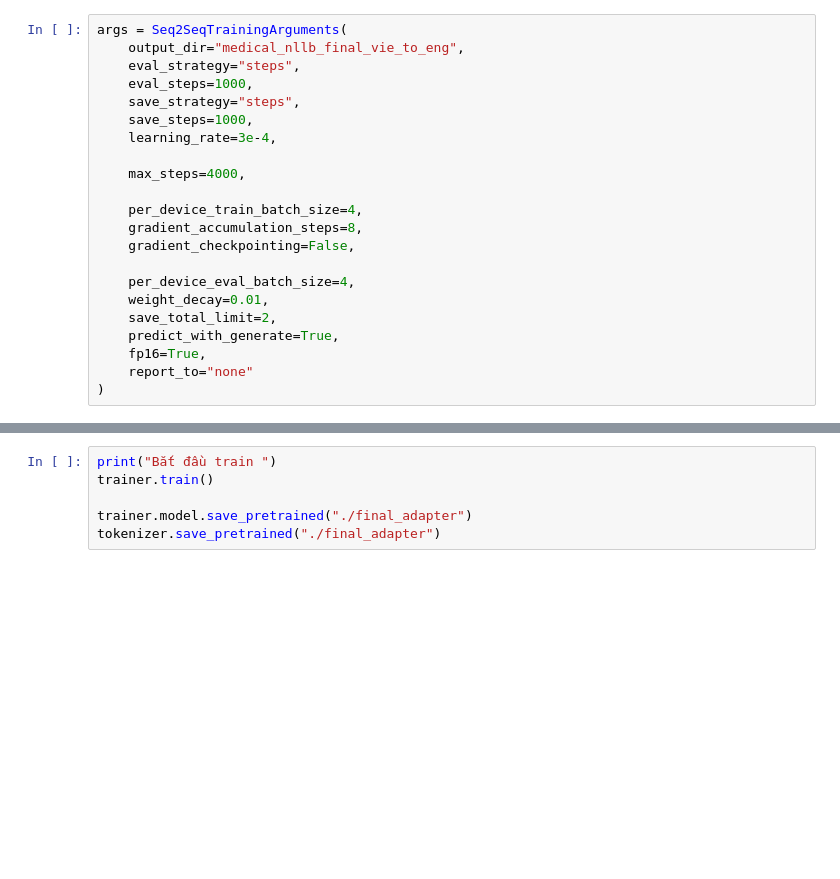
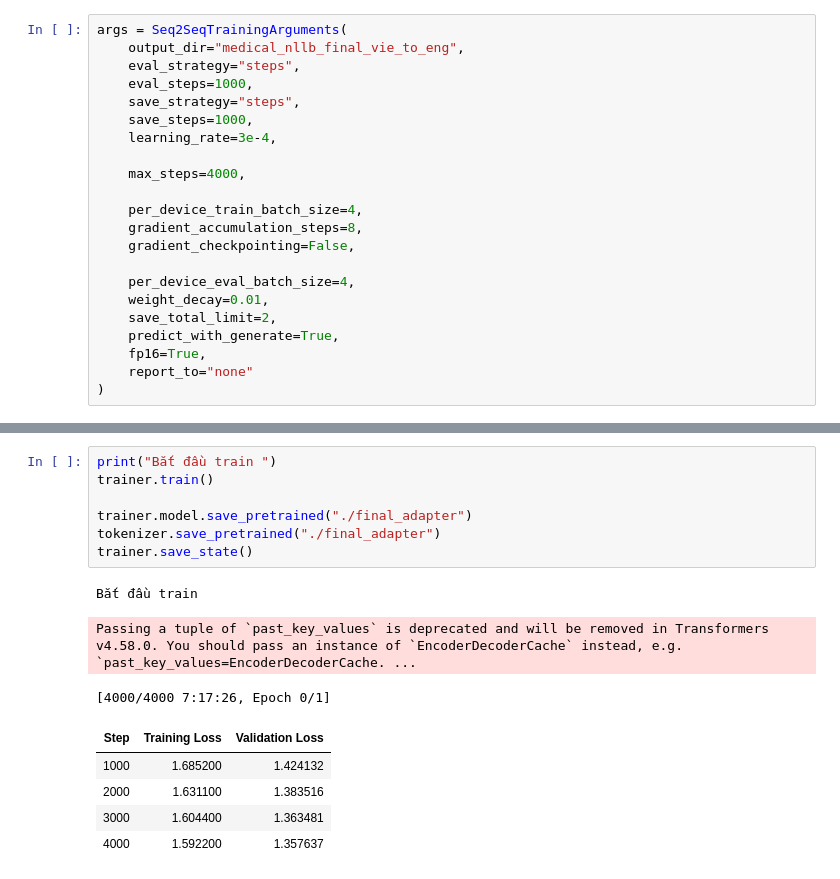
Before and after one commit to hoang0205/VLSP, a Jupyter notebook: Vie_To_Eng.ipynb, the cells around one changed output, grey strips where cells are left out. Cells and saved outputs as stored; diff of their text form; blank space fills up the shorter version.

```diff
--- a/Vie_To_Eng.ipynb
+++ b/Vie_To_Eng.ipynb
@@ -175,6 +245,16 @@ trainer = Seq2SeqTrainer(
 # %%
 print("Bắt đầu train ")
 trainer.train()
 
 trainer.model.save_pretrained("./final_adapter")
 tokenizer.save_pretrained("./final_adapter")
+trainer.save_state()
+# %% [output]
+Bắt đầu train
+Passing a tuple of `past_key_values` is deprecated and will be removed in Transformers v4.58.0. You should pass an instance of `EncoderDecoderCache` instead, e.g. `past_key_values=EncoderDecoderCache. ...
+[4000/4000 7:17:26, Epoch 0/1]
+| Step | Training Loss | Validation Loss |
+| 1000 | 1.685200 | 1.424132 |
+| 2000 | 1.631100 | 1.383516 |
+| 3000 | 1.604400 | 1.363481 |
+| 4000 | 1.592200 | 1.357637 |
```
Also changed, not shown: parts of 15 cells of this notebook.
